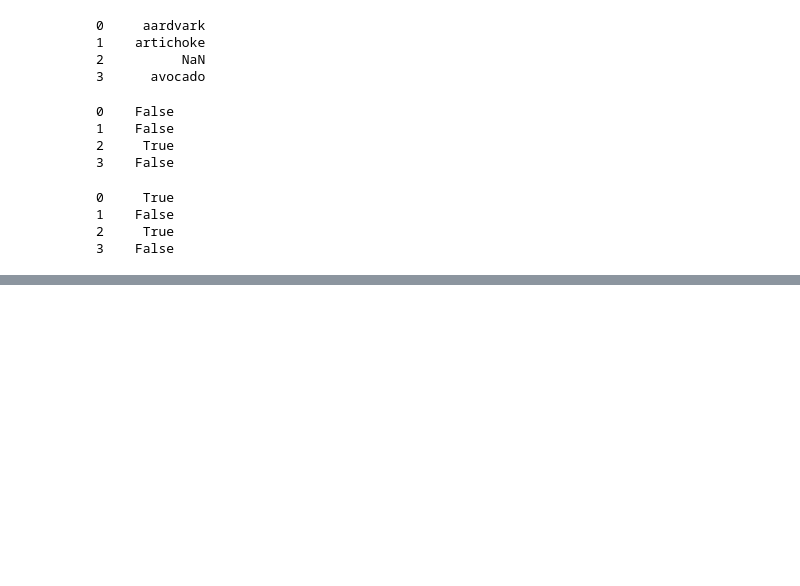
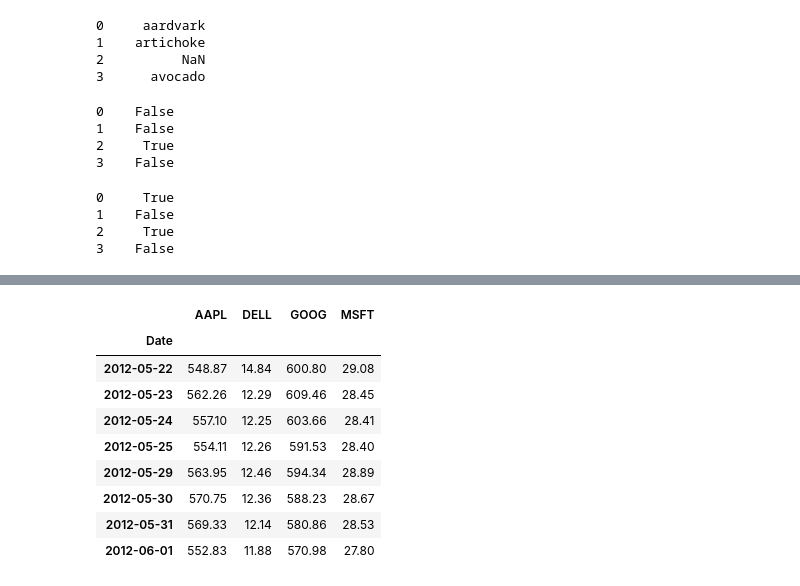
Before and after one commit to joshualande/PhD-Work, a Jupyter notebook: ipython/pandas testing.ipynb, the cells around one changed output, grey strips where cells are left out. Cells and saved outputs as stored; diff of their text form; code cells hidden in the pictures; blank space fills up the shorter version.

```diff
--- a/ipython/pandas testing.ipynb
+++ b/ipython/pandas testing.ipynb
@@ -342,0 +656,13 @@ string_data.isnull()
+# %%
+pdata.ix['Adj Close', '5/22/2012':, :]
+# %% [output]
+|  | AAPL | DELL | GOOG | MSFT |
+| Date |  |  |  |  |
+| 2012-05-22 | 548.87 | 14.84 | 600.80 | 29.08 |
+| 2012-05-23 | 562.26 | 12.29 | 609.46 | 28.45 |
+| 2012-05-24 | 557.10 | 12.25 | 603.66 | 28.41 |
+| 2012-05-25 | 554.11 | 12.26 | 591.53 | 28.40 |
+| 2012-05-29 | 563.95 | 12.46 | 594.34 | 28.89 |
+| 2012-05-30 | 570.75 | 12.36 | 588.23 | 28.67 |
+| 2012-05-31 | 569.33 | 12.14 | 580.86 | 28.53 |
+| 2012-06-01 | 552.83 | 11.88 | 570.98 | 27.80 |
```
Also changed, not shown: parts of 106 cells of this notebook, 2 other files.
